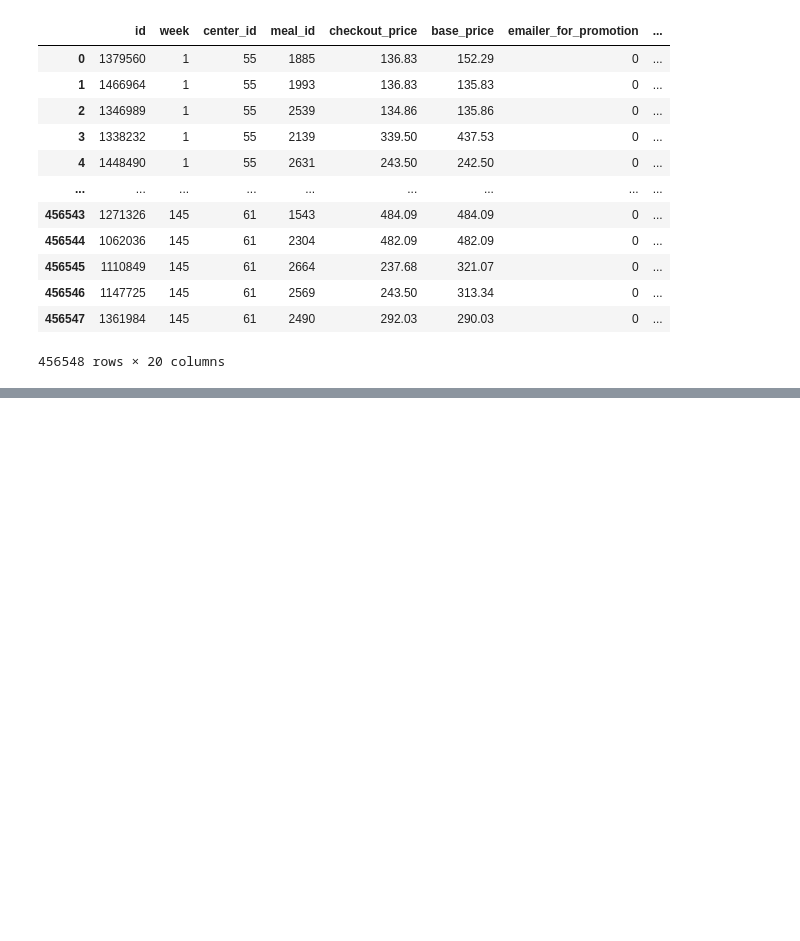
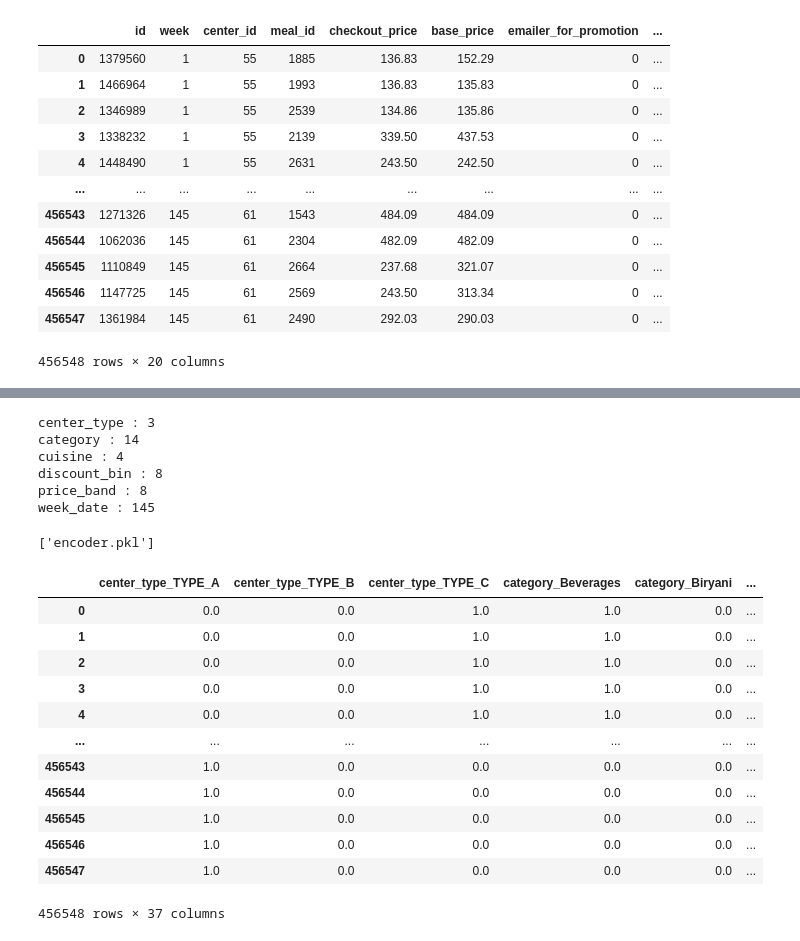
Before and after one commit to am1t-verma/AI_Demand_Forecasting_and_Inventory_Optimization, a Jupyter notebook: eda_food_demand_forecasting_v1.ipynb, the cells around one changed output, grey strips where cells are left out. Drawn from its saved outputs; the diff is of its cells as text; code cells hidden in the pictures; blank space fills up the shorter version.

```diff
--- a/eda_food_demand_forecasting_v1.ipynb
+++ b/eda_food_demand_forecasting_v1.ipynb
@@ -652,3 +587,0 @@ train_merged
-# %%
-train_merged['discount_bin'] = pd.factorize(train_merged['discount_bin'])[0]
-train_merged['price_band'] = pd.factorize(train_merged['price_band'])[0]
@@ -756,0 +612,45 @@ Text(0.5, 1.0, 'rfe')
+# %%
+for i in train_merged.columns:
+    if train_merged[i].dtype not in ['int64' , 'float64']:
+        print(f'{train_merged[i].name} : {train_merged[i].nunique()}')
+# %% [output]
+center_type : 3
+category : 14
+cuisine : 4
+discount_bin : 8
+price_band : 8
+week_date : 145
+# %%
+cat_col = ['center_type', 'category', 'cuisine', 'discount_bin', 'price_band']
+# %%
+from sklearn.preprocessing import OneHotEncoder
+encoder = OneHotEncoder(sparse_output=False,               # for readable
+                        handle_unknown='ignore'     # dont crash for unknown data
+                        )
+# %%
+import joblib
+
+joblib.dump(encoder, 'encoder.pkl')
+# %% [output]
+['encoder.pkl']
+# %%
+encoder.fit(train_merged[cat_col])
+
+encoded = encoder.transform(train_merged[cat_col])
+encoded_df = pd.DataFrame(encoded, columns=encoder.get_feature_names_out(cat_col))
+# %%
+encoded_df
+# %% [output]
+|  | center_type_TYPE_A | center_type_TYPE_B | center_type_TYPE_C | category_Beverages | category_Biryani | ... |
+| 0 | 0.0 | 0.0 | 1.0 | 1.0 | 0.0 | ... |
+| 1 | 0.0 | 0.0 | 1.0 | 1.0 | 0.0 | ... |
+| 2 | 0.0 | 0.0 | 1.0 | 1.0 | 0.0 | ... |
+| 3 | 0.0 | 0.0 | 1.0 | 1.0 | 0.0 | ... |
+| 4 | 0.0 | 0.0 | 1.0 | 1.0 | 0.0 | ... |
+| ... | ... | ... | ... | ... | ... | ... |
+| 456543 | 1.0 | 0.0 | 0.0 | 0.0 | 0.0 | ... |
+| 456544 | 1.0 | 0.0 | 0.0 | 0.0 | 0.0 | ... |
+| 456545 | 1.0 | 0.0 | 0.0 | 0.0 | 0.0 | ... |
+| 456546 | 1.0 | 0.0 | 0.0 | 0.0 | 0.0 | ... |
+| 456547 | 1.0 | 0.0 | 0.0 | 0.0 | 0.0 | ... |
+456548 rows × 37 columns
```
Also changed, not shown: parts of 22 cells of this notebook, 1 other file.
